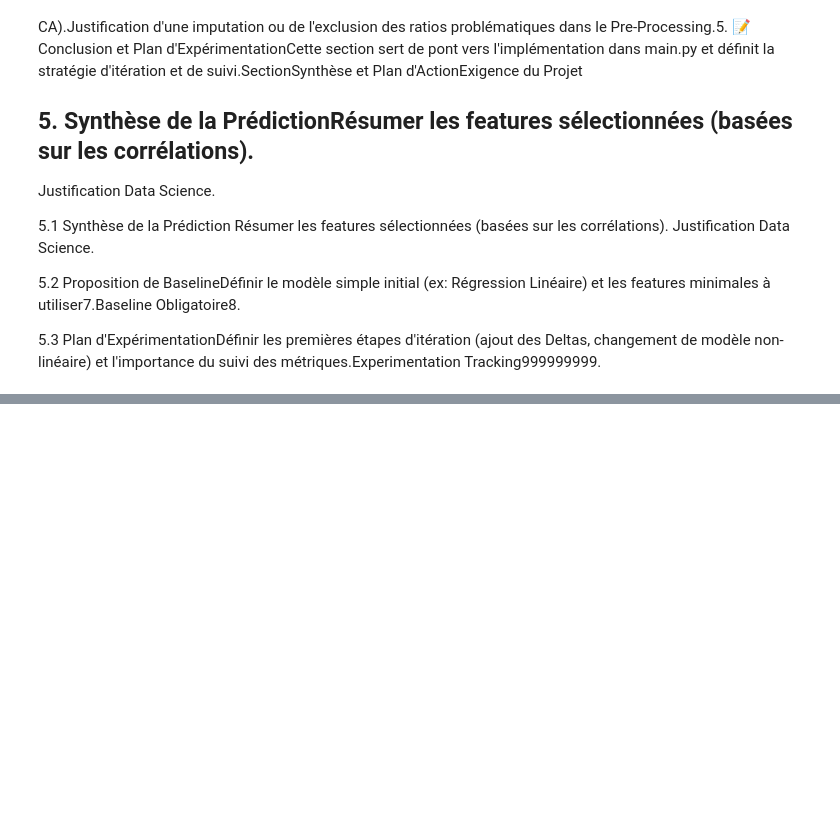
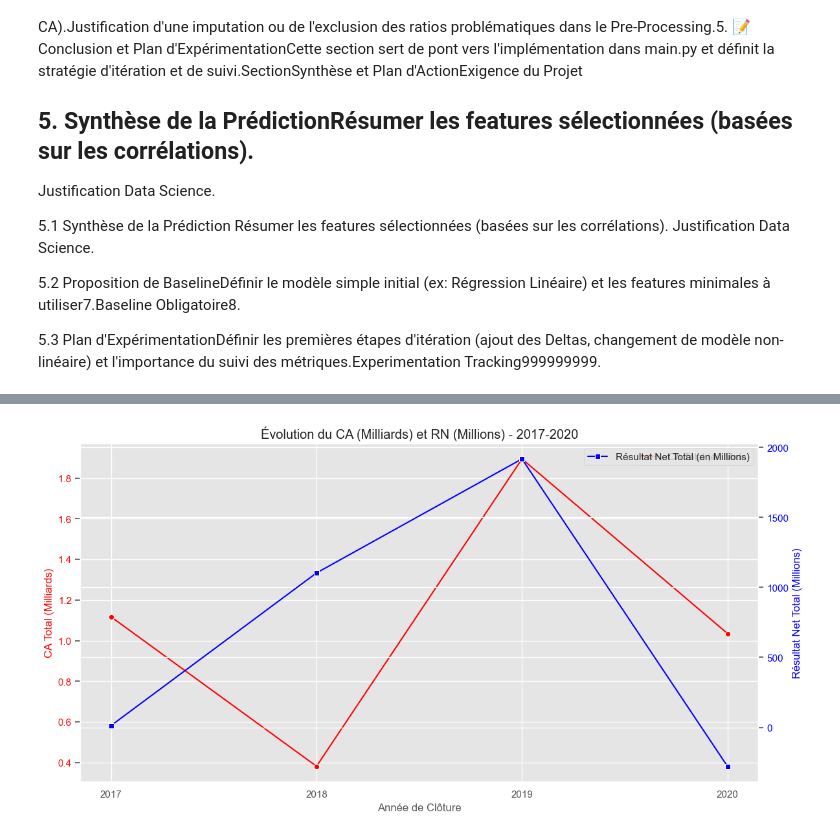
Before and after one commit to ugozchi/AS_Supervised_Learning, a Jupyter notebook: Notebooks/01_EDA.ipynb, the cells around one changed output, grey strips where cells are left out. Saved outputs shown, nothing was run; the diff lists cells and outputs as text; code cells hidden in the pictures; blank space fills up the shorter version.

```diff
--- a/Notebooks/01_EDA.ipynb
+++ b/Notebooks/01_EDA.ipynb
@@ -52,7 +52,7 @@ import polars as pl
 import pyarrow.parquet as pq
 import sys
 
-filepath = "../Data/processed/sirene_bilan.parquet"
+filepath = "../Data/processed/sirene_bilan_EDA.parquet"
 
 print("--- Début de la lecture 'bypass' ---")
 
@@ -187,0 +223,82 @@ print(f"✅ DataFrame de Training (T=2018, Cible Y=2019) chargé en Pandas.")
+# %%
+import polars as pl
+import pandas as pd
+import matplotlib.pyplot as plt
+import seaborn as sns
+import numpy as np
+
+# Configuration visuelle
+sns.set_theme(style="whitegrid")
+plt.rcParams['figure.figsize'] = (12, 6)
+plt.style.use('ggplot')
+
+# --- 1. Chargement et Préparation des Données ---
+FILE_PATH = "../Data/processed/sirene_bilan_EDA.parquet"
+
+try:
+    df_bilan_filtre_pl = pl.read_parquet(FILE_PATH)
+except Exception as e:
+    print(f"ERREUR CRITIQUE : Impossible de charger le fichier Parquet. Détails: {e}")
+    raise
+
+# Assurez-vous d'avoir trié pour les futures étapes de Feature Engineering
+df_bilan_filtre_pl = df_bilan_filtre_pl.sort(["siren", "AnneeClotureExercice"])
+
+# --- 2. Calcul des Statistiques Globales (Analyse des agrégats BRUTS) ---
+stats_globales = df_bilan_filtre_pl.group_by("AnneeClotureExercice").agg([
+    pl.count().alias("Nombre_Bilans"),
+    pl.col("FA_ChiffreAffairesVentes").sum().alias("CA_Total_BRUT"),
+    pl.col("HN_RésultatNet").sum().alias("ResultatNet_Total_BRUT"),
+]).sort("AnneeClotureExercice")
+
+stats_globales_pd = stats_globales.to_pandas()
+
+# --- 3. Affichage des Statistiques Brutes pour le Débogage ---
+print("--- Statistiques Agrégées BRUTES (Inspection du problème 2017/2020) ---")
+print(stats_globales_pd.to_markdown(index=False, floatfmt=".0f"))
+print("----------------------------------------------------------------------")
+print("SI CA_Total_BRUT est proche de zéro en 2017/2020, il y a un problème de donnée ou de filtrage.")
+
+# --- 4. Visualisation avec Deux Axes Y (Correction de l'échelle) ---
+
+# Mise à l'échelle pour la visualisation : CA en Milliards, RN en Millions
+stats_globales_pd['CA_Total_Mrds'] = stats_globales_pd['CA_Total_BRUT'] / 1e9
+stats_globales_pd['ResultatNet_Total_Millions'] = stats_globales_pd['ResultatNet_Total_BRUT'] / 1e6
+
+fig, ax1 = plt.subplots(figsize=(12, 6))
+
+# Axe 1 : Chiffre d'Affaires (en Mrds)
+sns.lineplot(
+    data=stats_globales_pd,
+    x='AnneeClotureExercice',
+    y='CA_Total_Mrds',
+    label='CA Total (en Mrds)',
+    marker='o',
+    color='red',
+    ax=ax1
+)
+ax1.set_ylabel('CA Total (Milliards)', color='red')
+ax1.tick_params(axis='y', labelcolor='red')
+
+# Axe 2 : Résultat Net (en Millions)
+ax2 = ax1.twinx() # Création du deuxième axe Y
+sns.lineplot(
+    data=stats_globales_pd,
+    x='AnneeClotureExercice',
+    y='ResultatNet_Total_Millions',
+    label='Résultat Net Total (en Millions)',
+    marker='s',
+    color='blue', # Changement de couleur pour la distinction
+    ax=ax2
+)
+ax2.set_ylabel('Résultat Net Total (Millions)', color='blue')
+ax2.tick_params(axis='y', labelcolor='blue')
+
+# Titre et affichage
+fig.tight_layout() # Assure que les étiquettes ne se chevauchent pas
+plt.title('Évolution du CA (Milliards) et RN (Millions) - 2017-2020')
+ax1.set_xlabel('Année de Clôture')
+plt.xticks(stats_globales_pd['AnneeClotureExercice'])
+plt.grid(True)
+plt.show()
+# %% [output]
@@ -187,0 +316 @@ print(f"✅ DataFrame de Training (T=2018, Cible Y=2019) chargé en Pandas.")
+[figure, added]
```
Also changed, not shown: parts of 11 cells of this notebook, 2 other files.
